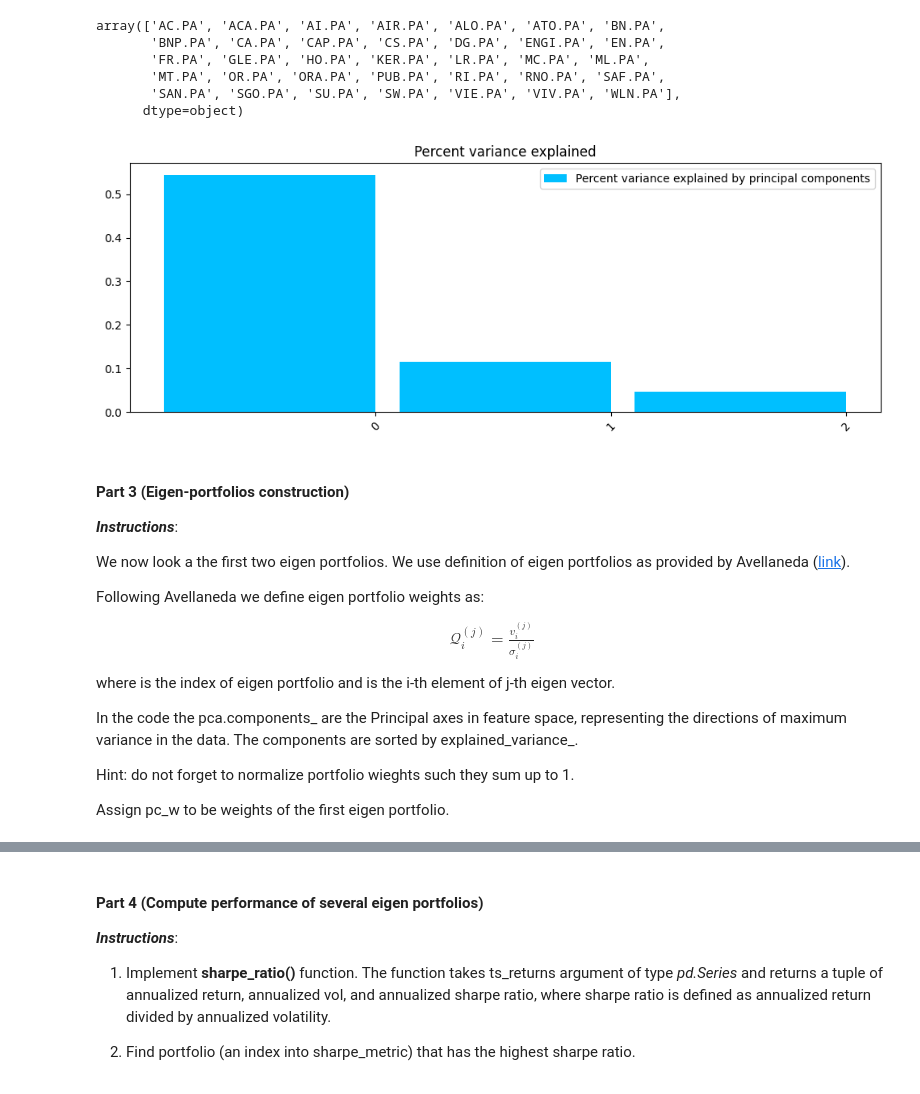
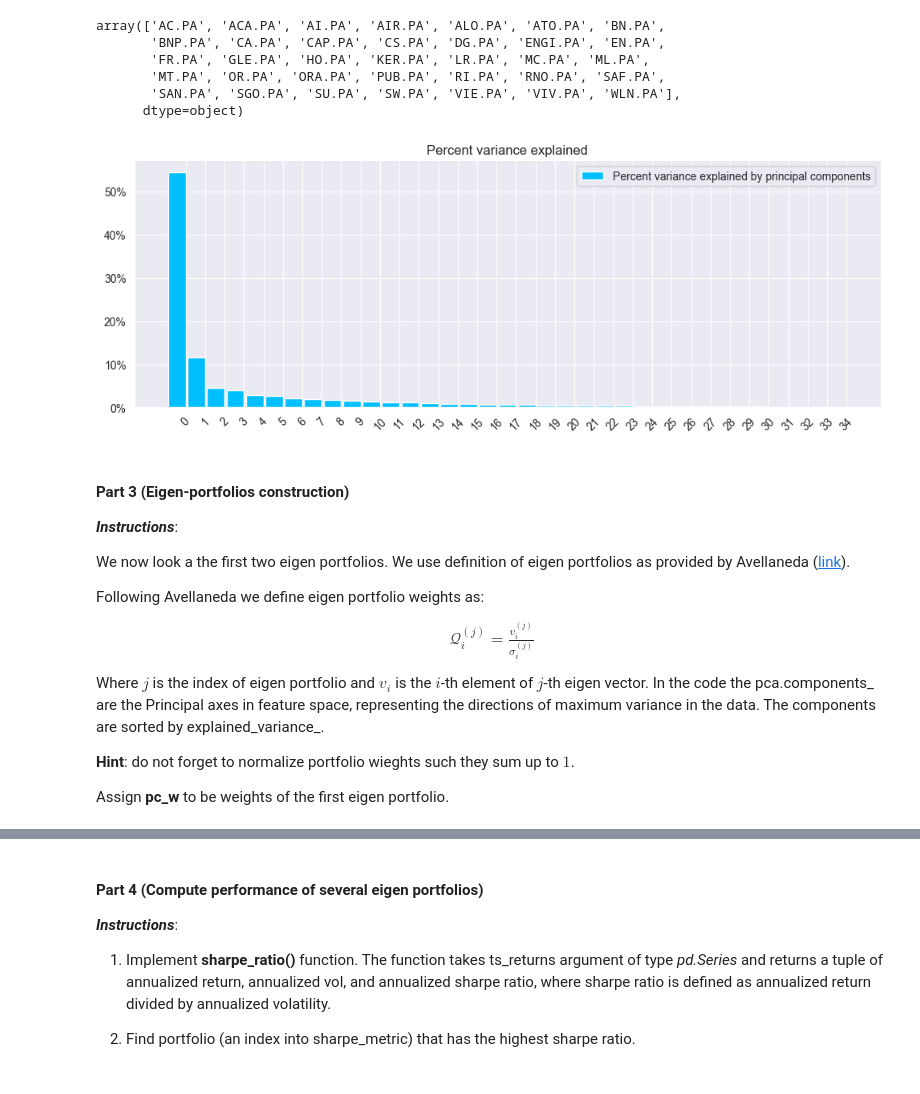
Before and after one commit to RomainCastellarnau/Assignment-2023-Applied-Time-Series, a Jupyter notebook: Computing exercises/Ex_7.ipynb, the cells around one changed output, grey strips where cells are left out. Drawn from its saved outputs; the diff is of its cells as text; code cells hidden in the pictures.

```diff
--- a/Computing exercises/Ex_7.ipynb
+++ b/Computing exercises/Ex_7.ipynb
@@ -3,6 +3,10 @@ import os
 import os.path
 import numpy as np
 import datetime
+import seaborn as sns
+from sklearn.decomposition import PCA
+
+sns.set_style("darkgrid")
 
 try:
     import matplotlib.pyplot as plt
@@ -15,6 +19,15 @@ try:
     print("  pandas: %s"% pd.__version__)
 except:
     print("Missing pandas package")
+
+
+from matplotlib.ticker import FuncFormatter
+
+def percent_formatter(x, pos):
+    return f"{x*100:.0f}%"
+
+def percent_formatter_2(x, pos):
+    return f"{x:.2f}%"
 # %% [output]
   pandas: 2.1.3
 # %%
@@ -150,20 +168,22 @@ array(['AC.PA', 'ACA.PA', 'AI.PA', 'AIR.PA', 'ALO.PA', 'ATO.PA', 'BN.PA',
 # %%
 if pca is not None:
     bar_width = 0.9
-    n_asset = int((1 / 10) * normed_returns.shape[1])
+    n_asset = len(stock_tickers)
     x_indx = np.arange(n_asset)
     fig, ax = plt.subplots()
     fig.set_size_inches(12, 4)
     # Eigenvalues are measured as percentage of explained variance.
     rects = ax.bar(
         x_indx, pca.explained_variance_ratio_[:n_asset], bar_width, color="deepskyblue"
     )
+
     ax.set_xticks(x_indx + bar_width / 2)
     ax.set_xticklabels(list(range(n_asset)), rotation=45)
+    ax.yaxis.set_major_formatter(FuncFormatter(percent_formatter))
     ax.set_title("Percent variance explained")
     ax.legend((rects[0],), ("Percent variance explained by principal components",))
 # %% [output]
-[figure, old version]
+[figure, new version]
 # %%
 if pca is not None:
     projected = pca.fit_transform(cov_matrix)
@@ -184,12 +204,11 @@ $\mathcal{Q}^{(j)}_{i} = \frac{{v}^{(j)}_{i}}{{\sigma}^{(j)}_{i}}$
 </div>
 
 
-where  is the index of eigen portfolio and
- is the i-th element of j-th eigen vector.
+Where $j$ is the index of eigen portfolio and $v_{i}$ is the $i$-th element of $j$-th eigen vector.
+In the code the pca.components_ are the Principal axes in feature space, representing the directions of maximum variance in the data.
+The components are sorted by explained_variance_.
 
-In the code the pca.components_ are the Principal axes in feature space, representing the directions of maximum variance in the data. The components are sorted by explained_variance_.
+__Hint__: do not forget to normalize portfolio wieghts such they sum up to $1$.
 
-Hint: do not forget to normalize portfolio wieghts such they sum up to 1.
-
-Assign pc_w to be weights of the first eigen portfolio.
+Assign __pc_w__ to be weights of the first eigen portfolio.
 # %%
```
Also changed, not shown: parts of 11 cells of this notebook.
